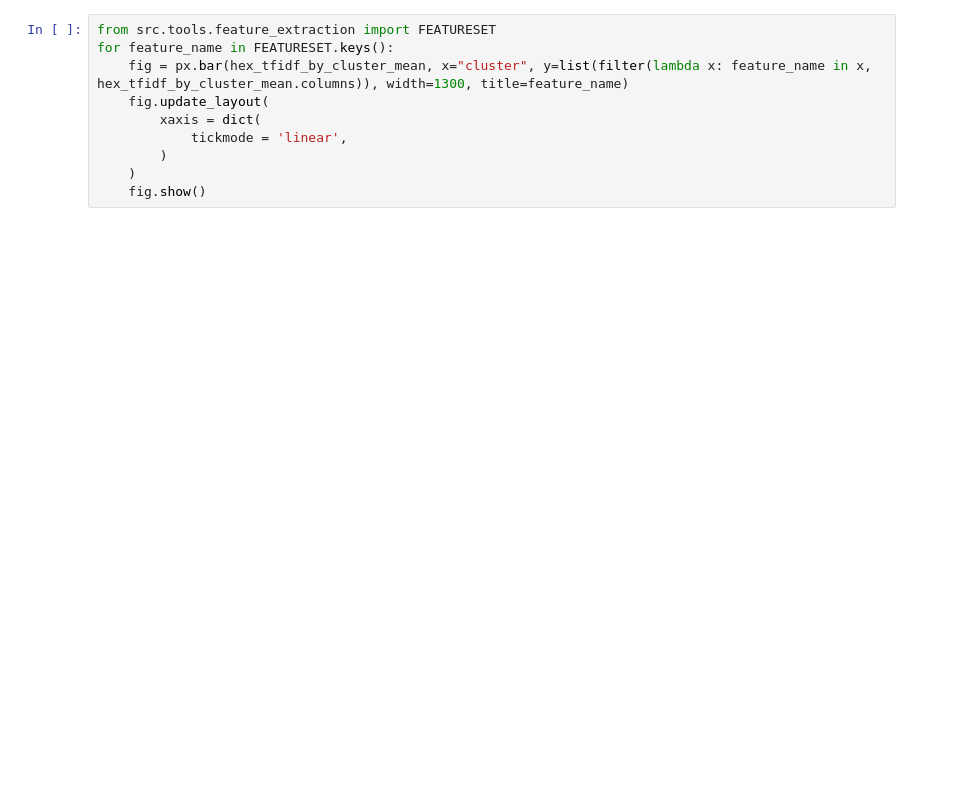
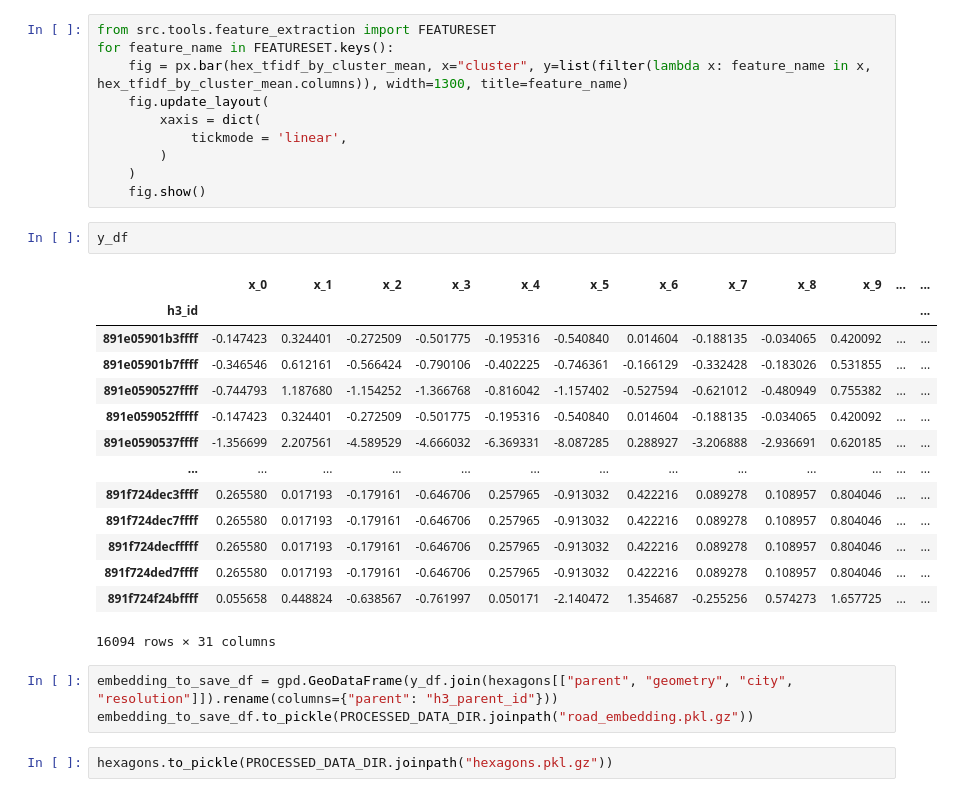
Before and after one commit to Calychas/highway2vec, a Jupyter notebook: notebooks/autoencoder.ipynb, the cells around one changed output. Drawn from its saved outputs; the diff is of its cells as text; blank space fills up the shorter version.

```diff
--- a/notebooks/autoencoder.ipynb
+++ b/notebooks/autoencoder.ipynb
@@ -207,3 +251,25 @@ for feature_name in FEATURESET.keys():
         )
     )
     fig.show()
+# %%
+y_df
+# %% [output]
+|  | x_0 | x_1 | x_2 | x_3 | x_4 | x_5 | x_6 | x_7 | x_8 | x_9 | ... | ... |
+| h3_id |  |  |  |  |  |  |  |  |  |  |  | ... |
+| 891e05901b3ffff | -0.147423 | 0.324401 | -0.272509 | -0.501775 | -0.195316 | -0.540840 | 0.014604 | -0.188135 | -0.034065 | 0.420092 | ... | ... |
+| 891e05901b7ffff | -0.346546 | 0.612161 | -0.566424 | -0.790106 | -0.402225 | -0.746361 | -0.166129 | -0.332428 | -0.183026 | 0.531855 | ... | ... |
+| 891e0590527ffff | -0.744793 | 1.187680 | -1.154252 | -1.366768 | -0.816042 | -1.157402 | -0.527594 | -0.621012 | -0.480949 | 0.755382 | ... | ... |
+| 891e059052fffff | -0.147423 | 0.324401 | -0.272509 | -0.501775 | -0.195316 | -0.540840 | 0.014604 | -0.188135 | -0.034065 | 0.420092 | ... | ... |
+| 891e0590537ffff | -1.356699 | 2.207561 | -4.589529 | -4.666032 | -6.369331 | -8.087285 | 0.288927 | -3.206888 | -2.936691 | 0.620185 | ... | ... |
+| ... | ... | ... | ... | ... | ... | ... | ... | ... | ... | ... | ... | ... |
+| 891f724dec3ffff | 0.265580 | 0.017193 | -0.179161 | -0.646706 | 0.257965 | -0.913032 | 0.422216 | 0.089278 | 0.108957 | 0.804046 | ... | ... |
+| 891f724dec7ffff | 0.265580 | 0.017193 | -0.179161 | -0.646706 | 0.257965 | -0.913032 | 0.422216 | 0.089278 | 0.108957 | 0.804046 | ... | ... |
+| 891f724decfffff | 0.265580 | 0.017193 | -0.179161 | -0.646706 | 0.257965 | -0.913032 | 0.422216 | 0.089278 | 0.108957 | 0.804046 | ... | ... |
+| 891f724ded7ffff | 0.265580 | 0.017193 | -0.179161 | -0.646706 | 0.257965 | -0.913032 | 0.422216 | 0.089278 | 0.108957 | 0.804046 | ... | ... |
+| 891f724f24bffff | 0.055658 | 0.448824 | -0.638567 | -0.761997 | 0.050171 | -2.140472 | 1.354687 | -0.255256 | 0.574273 | 1.657725 | ... | ... |
+16094 rows × 31 columns
+# %%
+embedding_to_save_df = gpd.GeoDataFrame(y_df.join(hexagons[["parent", "geometry", "city", "resolution"]]).rename(columns={"parent": "h3_parent_id"}))
+embedding_to_save_df.to_pickle(PROCESSED_DATA_DIR.joinpath("road_embedding.pkl.gz"))
+# %%
+hexagons.to_pickle(PROCESSED_DATA_DIR.joinpath("hexagons.pkl.gz"))
```
Also changed, not shown: parts of 10 cells of this notebook, 7 other files.
